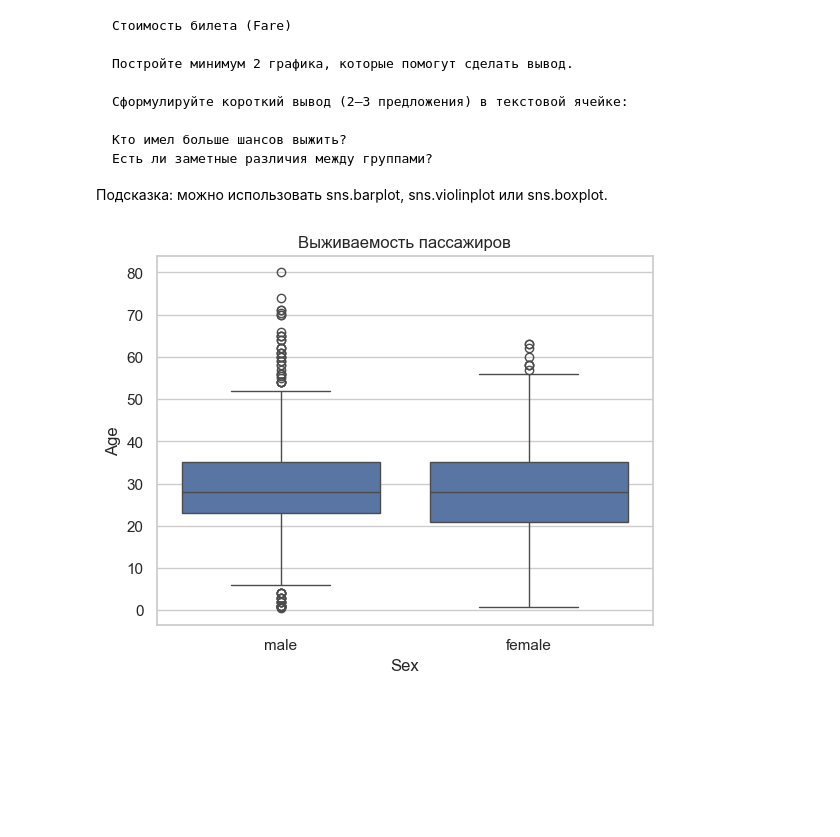
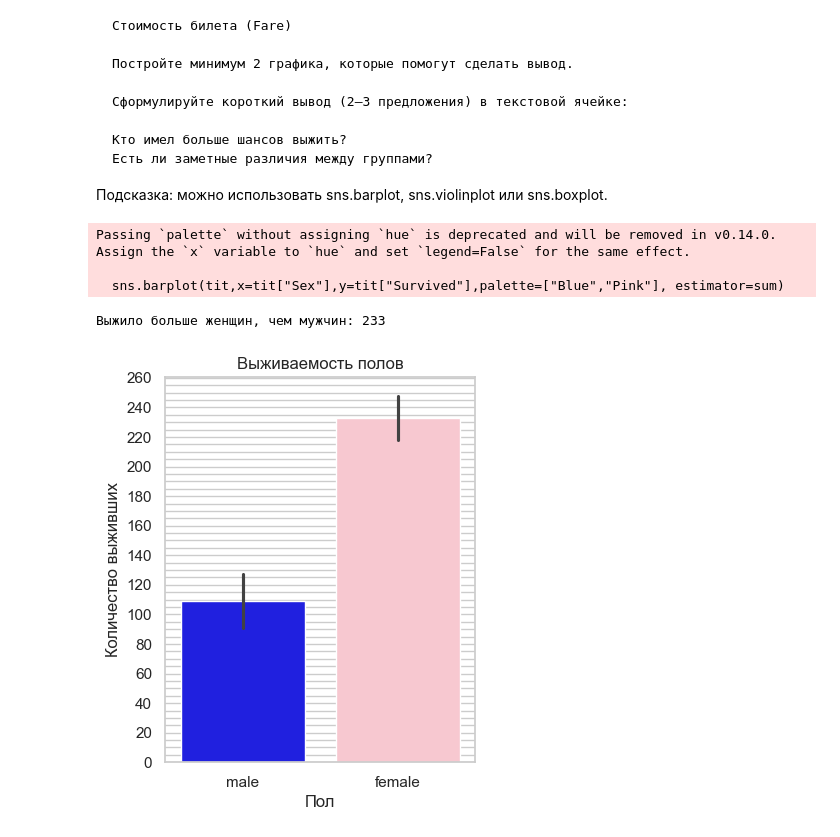
Before and after one commit to StepanPro999636/bool_bool, a Jupyter notebook: homework/homework_lesson3_Lazarenko_Stephan.ipynb, the cells around one changed output. Drawn from its saved outputs; the diff is of its cells as text; code cells hidden in the pictures; blank space fills up the shorter version.

```diff
--- a/homework/homework_lesson3_Lazarenko_Stephan.ipynb
+++ b/homework/homework_lesson3_Lazarenko_Stephan.ipynb
@@ -134,8 +134,25 @@ Seaborn локаничнее и проще, но matplotlib более тонк
 
 Подсказка: можно использовать sns.barplot, sns.violinplot или sns.boxplot.
 # %%
-plt.title("Выживаемость пассажиров")
-sns.boxplot(data=tit, x="Sex", y="Age")
-plt.show()
+plt.figure(figsize=[4,5])
+plt.title("Выживаемость полов")
+plt.minorticks_on()
+plt.ylabel("Количество выживших")
+plt.yticks(np.arange(0,tit["Survived"].sum()+10,20))
+plt.grid(axis="y",which="minor")
+plt.xlabel("Пол")
+sns.barplot(tit,x=tit["Sex"],y=tit["Survived"],palette=["Blue","Pink"], estimator=sum) #отображение общего количества выживших по y и полов по x
+
+#не особо нужный код, но он автоматизирует определение наибольшего количества выживших в определённом поле
+if tit.groupby('Sex')['Survived'].sum()["female"] > tit.groupby('Sex')['Survived'].sum()["male"]:
+    print(f"Выжило больше женщин, чем мужчин: {max([tit.groupby('Sex')['Survived'].sum()["female"],tit.groupby('Sex')['Survived'].sum()["male"]])}")
+elif tit.groupby('Sex')['Survived'].sum()["female"] < tit.groupby('Sex')['Survived'].sum()["male"]:
+    print(f"Выжило больше мужчин, чем женщин: {min([tit.groupby('Sex')['Survived'].sum()["female"],tit.groupby('Sex')['Survived'].sum()["male"]])}")
+else:
+    print("Выжило равное количество")
 # %% [output]
+Passing `palette` without assigning `hue` is deprecated and will be removed in v0.14.0. Assign the `x` variable to `hue` and set `legend=False` for the same effect.
+
+  sns.barplot(tit,x=tit["Sex"],y=tit["Survived"],palette=["Blue","Pink"], estimator=sum)
+Выжило больше женщин, чем мужчин: 233
-[figure, old version]
+[figure, new version]
```
Also changed, not shown: parts of 8 cells of this notebook.
